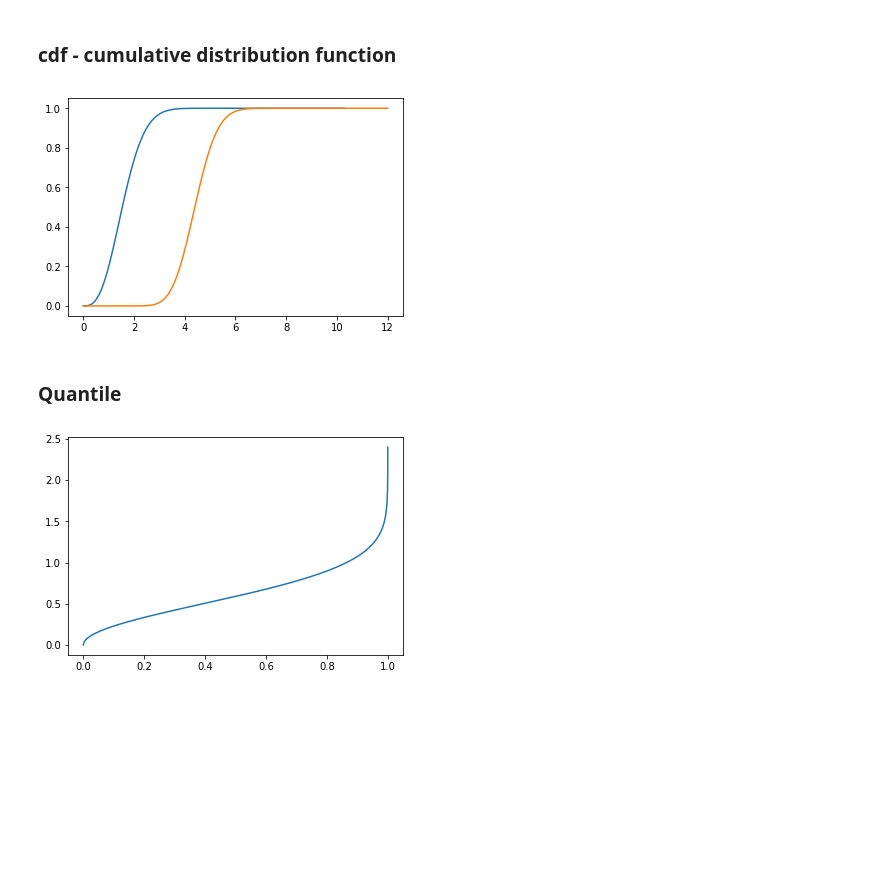
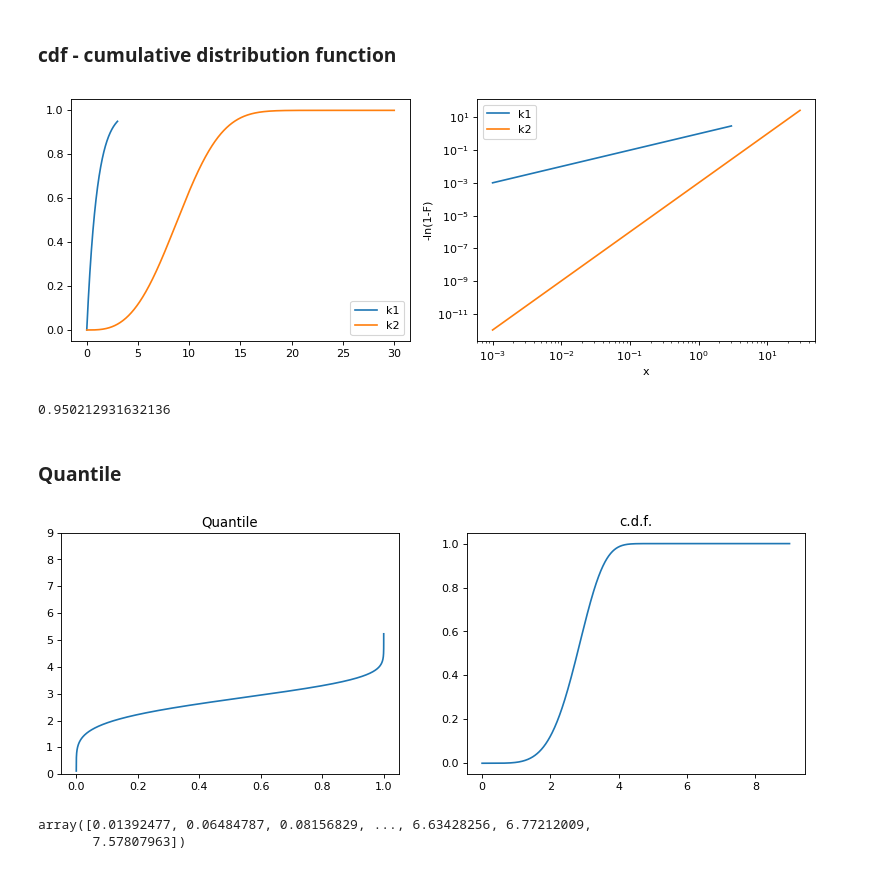
Before and after one commit to ddgerrard/probability_distributions_python, a Jupyter notebook: Weibull Distribution.ipynb, the cells around one changed output. Saved outputs shown, nothing was run; the diff lists cells and outputs as text; code cells hidden in the pictures; blank space fills up the shorter version.

```diff
--- a/Weibull Distribution.ipynb
+++ b/Weibull Distribution.ipynb
@@ -102,22 +104,51 @@ plt.show()
 # %% [markdown]
 ### cdf - cumulative distribution function
-# %%
-k = 3 # mean and standard deviation
-Xs, Ys, CDFs = chiDist(k)
-k2 = 20
-Xs2, Ys2, CDFs2 = chiDist(k2)
-plt.plot(Xs,CDFs)
-plt.plot(Xs2,CDFs2)
-plt.show()
-# %% [output]
-[figure, removed]
+# %%
+k = 1 # mean and standard deviation
+lambda0 = 1
+Xs, Ys, CDFs = weibullDist(k, lambda0)
+k2 = 3
+lambda1 = 10
+Xs2, Ys2, CDFs2 = weibullDist(k2, lambda1)
+plt.figure(num=None, figsize=(12, 4), dpi=80, facecolor='w', edgecolor='k')
+plt.subplot(1,2,1)
+plt.plot(Xs,CDFs)
+plt.plot(Xs2,CDFs2)
+plt.legend(['k1','k2'])
+plt.subplot(1,2,2)
+plt.loglog(Xs,-np.log(1-CDFs))
+plt.loglog(Xs2,-np.log(1-CDFs2))
+plt.legend(['k1','k2'])
+plt.ylabel('-ln(1-F)')
+plt.xlabel('x')
+plt.show()
+# %% [output]
+[figure, added]
+# %%
+max(CDFs)
+# %% [output]
+0.950212931632136
 # %% [markdown]
 ### Quantile
-# %%
-lambda0 = 2
-Fs = np.linspace(0,1,100001)
-Qs = sigma*np.sqrt(-2*np.log(1-Fs))
-plt.plot(Fs,Qs)
-plt.show()
-# %% [output]
-[figure, removed]
+# %%
+k = 5
+lambda0 = 3
+Fs = np.linspace(0.0000001,0.9999999,100001)
+Qs = lambda0*pow(-np.log(1-Fs), 1/k)
+plt.figure(num=None, figsize=(12, 4), dpi=80, facecolor='w', edgecolor='k')
+plt.subplot(121)
+plt.plot(Fs,Qs)
+plt.ylim([0,3*lambda0])
+plt.title('Quantile')
+plt.subplot(122)
+Xs, Ys, CDFs = weibullDist(k, lambda0)
+plt.plot(Xs,CDFs)
+plt.title('c.d.f.')
+plt.show()
+# %% [output]
+[figure, added]
+# %%
+Qs
+# %% [output]
+array([0.01392477, 0.06484787, 0.08156829, ..., 6.63428256, 6.77212009,
+       7.57807963])
```
Also changed, not shown: parts of 5 cells of this notebook.
